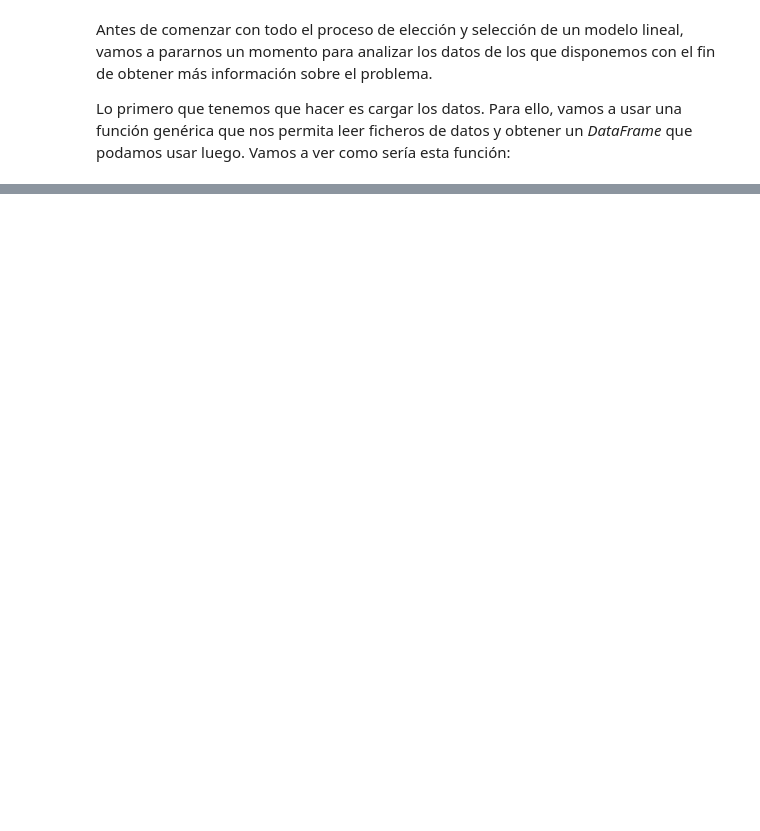
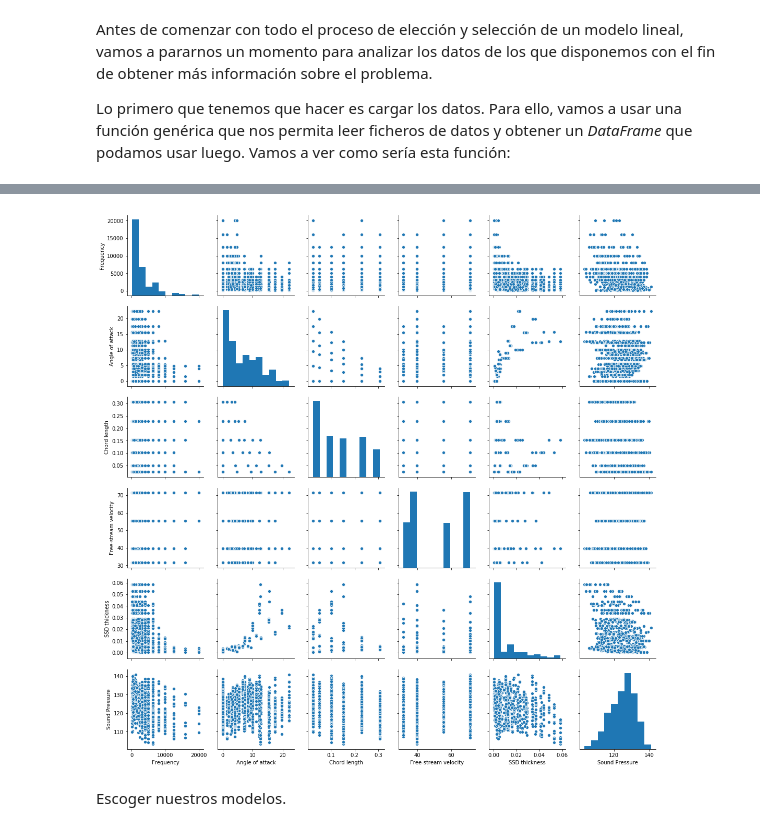
Before and after one commit to Vol0kin/ugr_aprendizaje_automatico, a Jupyter notebook: P3/memoria.ipynb, the cells around one changed output, grey strips where cells are left out. Drawn from its saved outputs; the diff is of its cells as text; code cells hidden in the pictures; blank space fills up the shorter version.

```diff
--- a/P3/memoria.ipynb
+++ b/P3/memoria.ipynb
@@ -51 +69,30 @@ df.columns = column_names
+# %%
+# Función para dividir los datos en train y test
+from sklearn.model_selection import train_test_split
+
+def divide_data_labels(input_data):
+    """
+    Funcion que divide una muestra en los datos y las etiquetas
+
+    :param input_data Conjunto de valores que se quieren separar
+                      juntados en un DataFrame
+
+    :return Devuelve los datos y las etiquetas
+    """
+
+    #Obtener los valores
+    values = input_data.values
+
+    # Obtener datos y etiquetas
+    X = values[:, :-1]
+    y = values[:, -1]
+
+    return X, y
+
+# Obtener valores X, Y
+X, y = divide_data_labels(df)
+
+# Dividir los datos en training y test
+X_train, X_test, y_train, y_test = train_test_split(X, y,
+                test_size=0.2, random_state=1, shuffle=True)
 # %% [markdown]
@@ -105,0 +103,10 @@ haya valores anómalos. Si miramos la salida, vemos que, a pesar de tener un mon
+# %%
+# Clase para mostrar información de DataFrames resumida
+from pandas_summary import DataFrameSummary
+from IPython.core.display import display
+
+# Crear información resumida sobre los datos de training
+train_df = pd.DataFrame(columns=column_names,
+                        data=np.c_[X_train, y_train])
+train_sum = DataFrameSummary(train_df).summary()
+display(train_sum)
@@ -105,0 +165,8 @@ haya valores anómalos. Si miramos la salida, vemos que, a pesar de tener un mon
+# %%
+import seaborn as sns
+sns.pairplot(train_df)
+plt.show()
+# %% [output]
+[figure, added]
+# %% [markdown]
+Escoger nuestros modelos.
```
Also changed, not shown: parts of 14 cells of this notebook, 3 other files.
